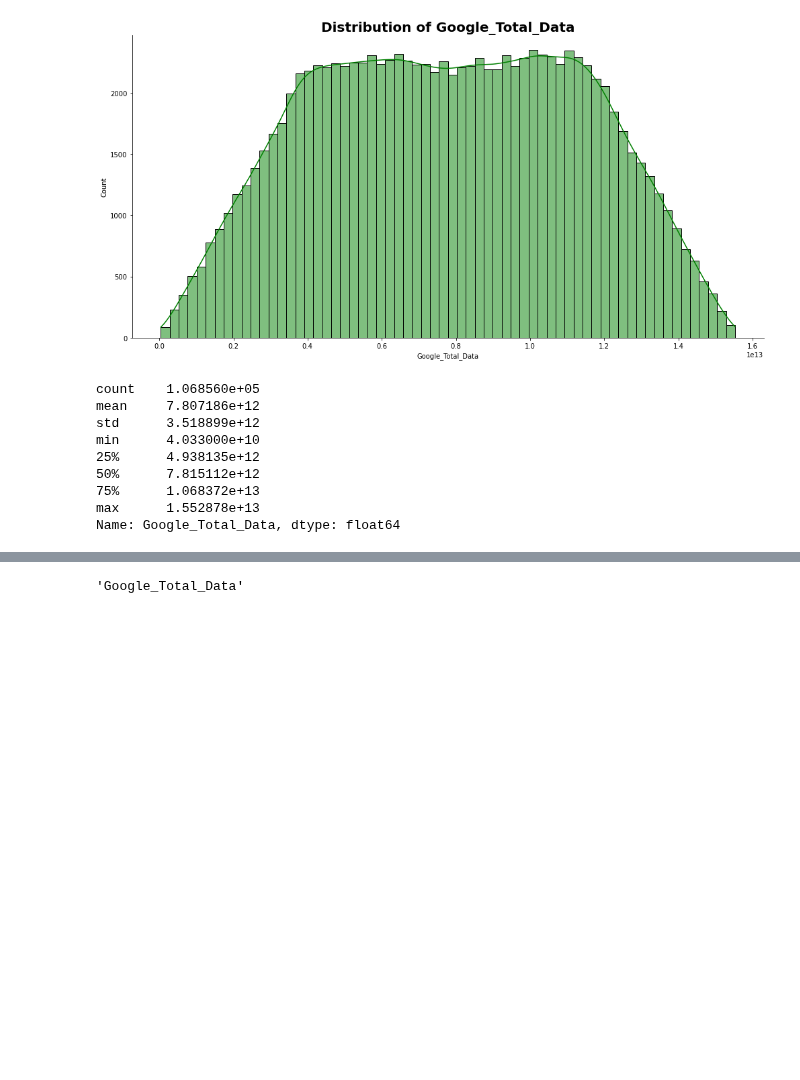
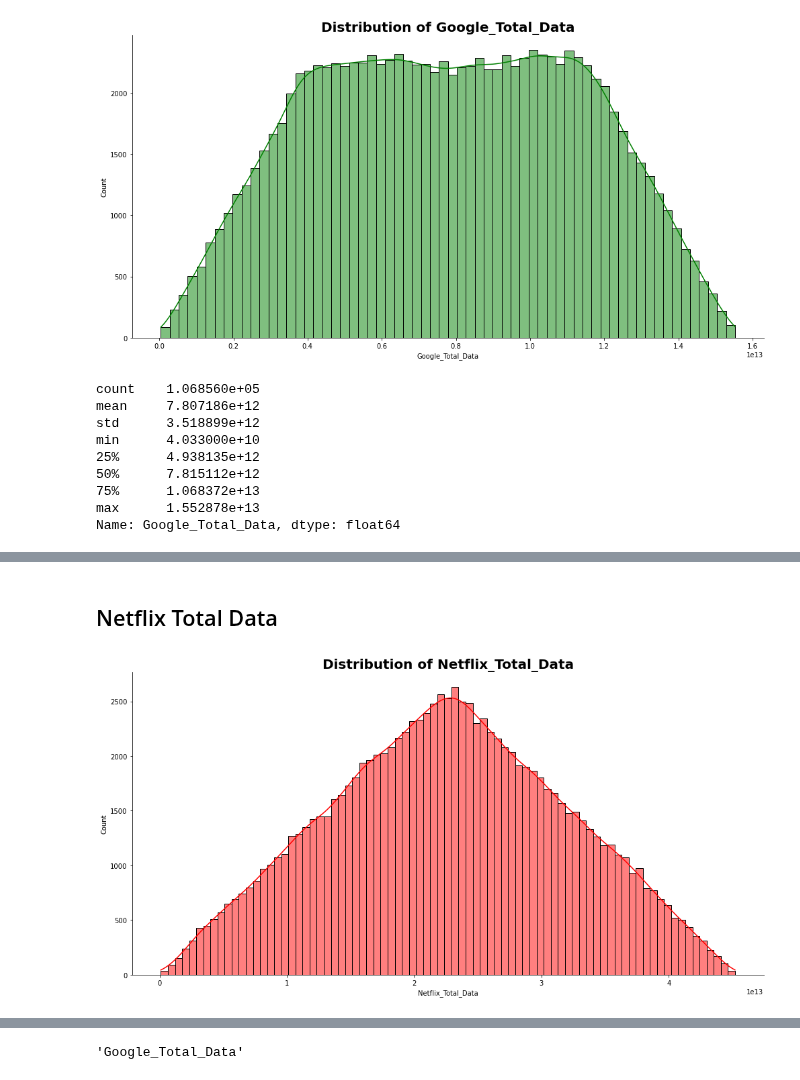
Before and after one commit to Abel-Blue/telecom-user-analytics, a Jupyter notebook: notebooks/data_exploration.ipynb, the cells around one changed output, grey strips where cells are left out. Cells and saved outputs as stored; diff of their text form; code cells hidden in the pictures; blank space fills up the shorter version.

```diff
--- a/notebooks/data_exploration.ipynb
+++ b/notebooks/data_exploration.ipynb
@@ -191,0 +224,6 @@ df.describe()['Google_Total_Data']
+# %% [markdown]
+## Netflix Total Data
+# %%
+exploration.plot_hist(df, 'Netflix_Total_Data', 'red')
+# %% [output]
+[figure, added]
```
Also changed, not shown: parts of 11 cells of this notebook.
